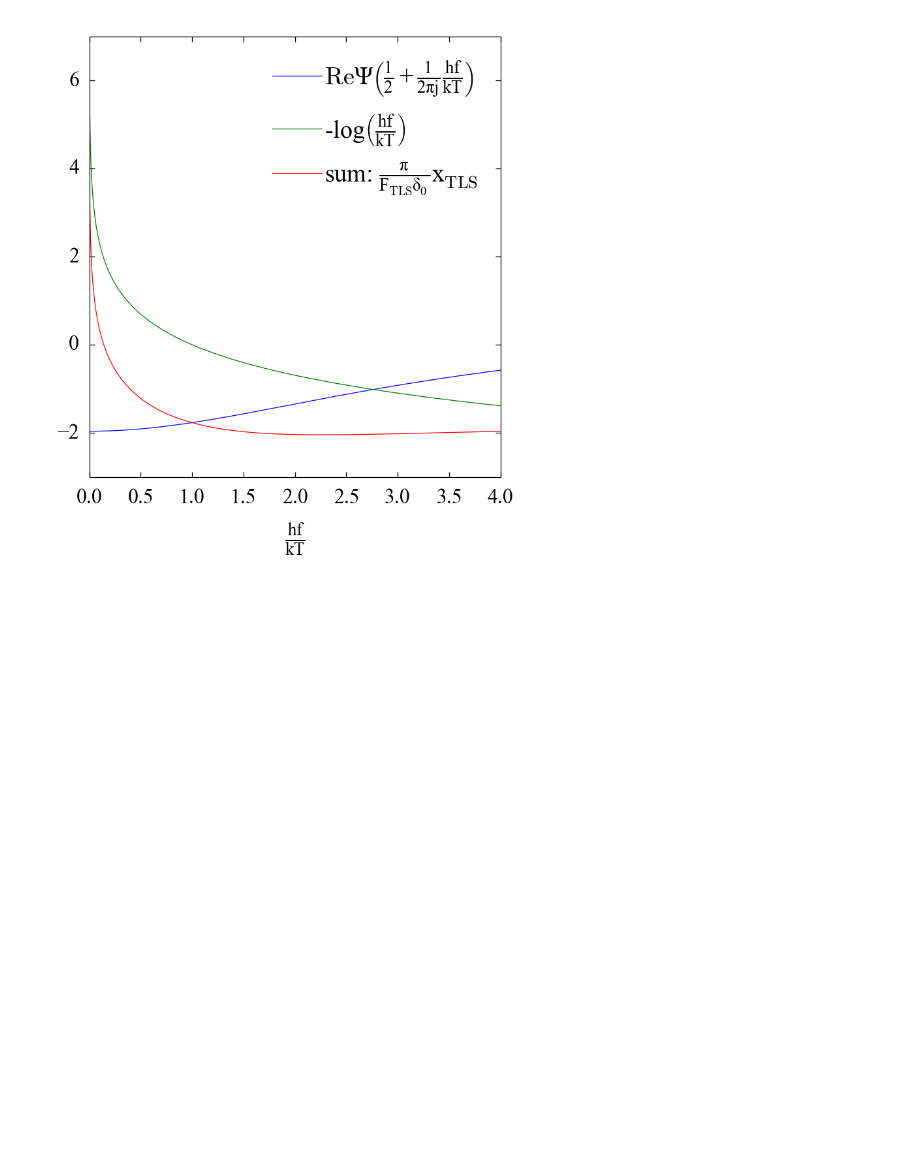
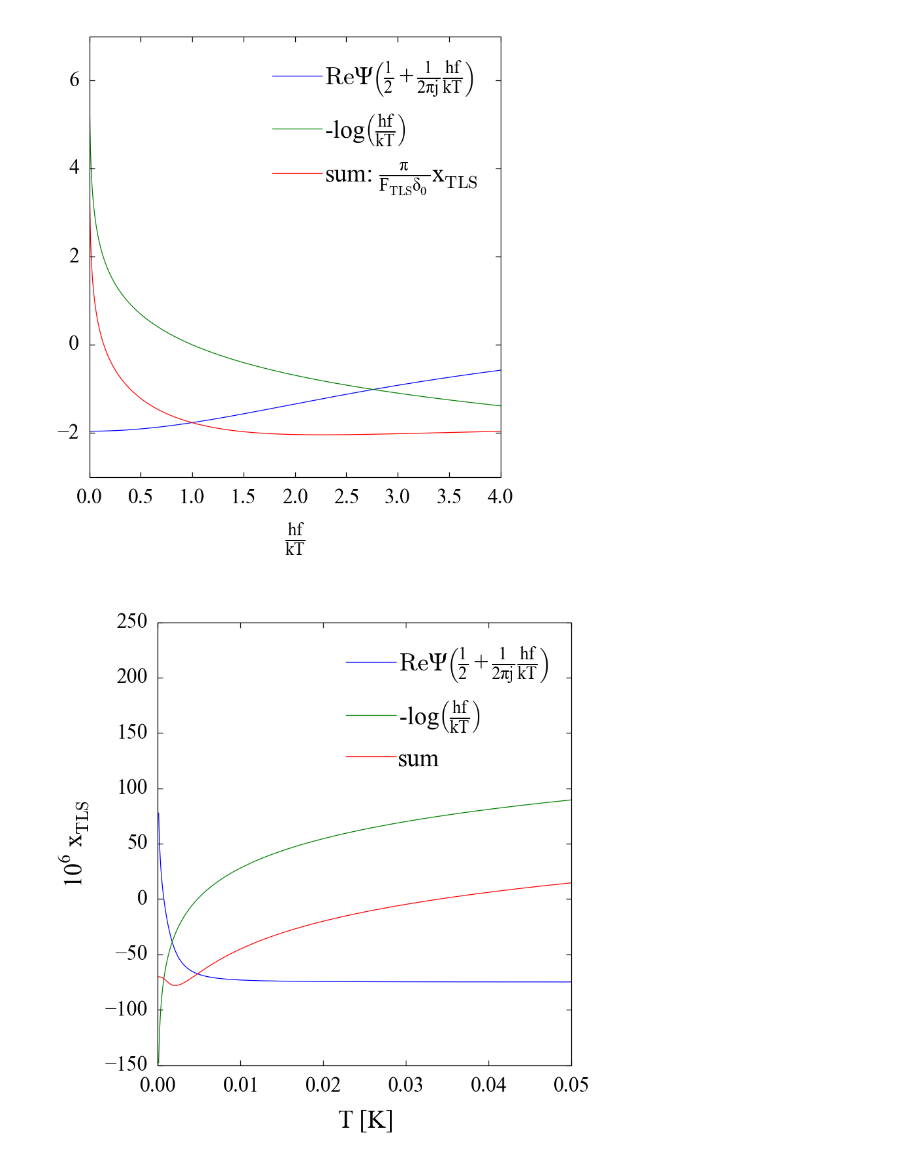
Before and after one commit to danielflanigan/ColumbiaCMB-notebooks, a Jupyter notebook: kids/2014-07-02_TLS_frequency_shift.ipynb, the cells around one changed output. Drawn from its saved outputs; the diff is of its cells as text; code cells hidden in the pictures; blank space fills up the shorter version.

```diff
--- a/kids/2014-07-02_TLS_frequency_shift.ipynb
+++ b/kids/2014-07-02_TLS_frequency_shift.ipynb
@@ -29,3 +30,21 @@ ax.set_ylim(-3, 7)
 ax.legend();
 # %% [output]
 [figure]
+# %%
+TT = np.linspace(0.0001, 1, 1e4)
+ix = h * 100e6 / (k * TT)
+digamma_T = np.real(psi(0.5 + ix / (2j * np.pi)))
+log_T = -np.log(ix)
+F_TLS_delta_0 = 1.2e-4
+prefactor = 1e6 * F_TLS_delta_0 / np.pi
+# %%
+fig, ax = plt.subplots()
+ax.plot(TT, prefactor * digamma_T, label=r'$\operatorname{Re} \Psi \left(\frac{1}{2} + \frac{1}{2 \pi j} \frac{h f}{k T} \right)$')
+ax.plot(TT, prefactor * log_T, label=r'$-log \left( \frac{h f}{k T} \right)$')
+ax.plot(TT, prefactor * (digamma_T + log_T), label='sum')
+ax.set_xlabel(r'T [K]')
+ax.set_ylabel(r'$10^6 x_{\mathrm{TLS}}$')
+ax.set_xlim(0, 0.05)
+ax.legend(loc='best');
+# %% [output]
+[figure, added]
```
Also changed, not shown: parts of 1 cell of this notebook.
